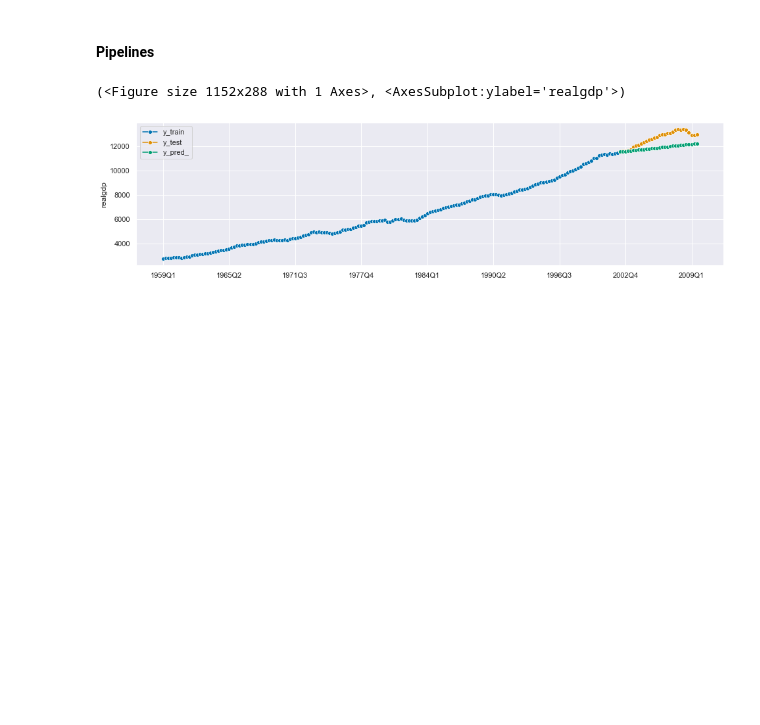
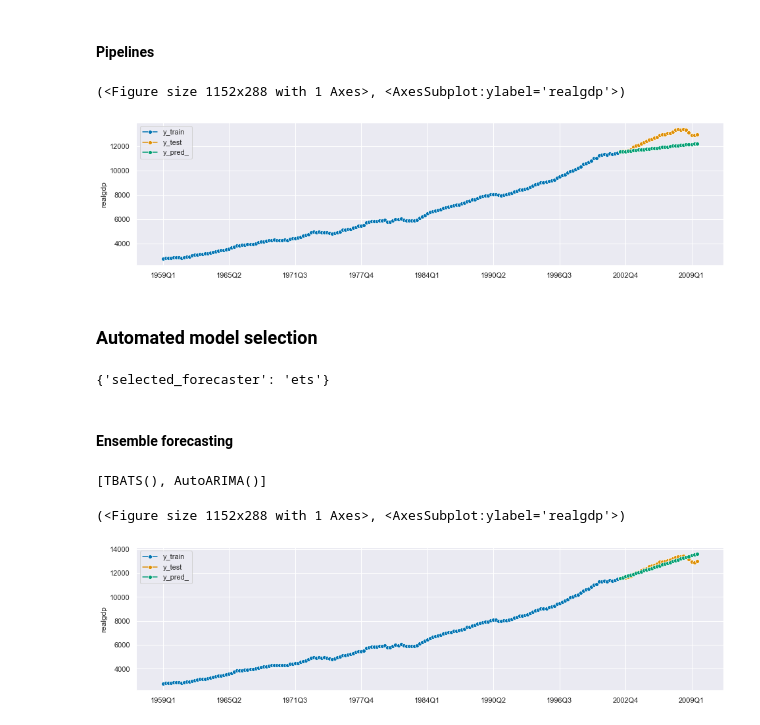
Before and after one commit to montgoz007/sktime-macroeconomic-forecasting, a Jupyter notebook: macro_econ_notebook.ipynb, the cells around one changed output. Cells and saved outputs as stored; diff of their text form; code cells hidden in the pictures; blank space fills up the shorter version.

Commit message:
adding auto model selection and enemble methods

```diff
--- a/macro_econ_notebook.ipynb
+++ b/macro_econ_notebook.ipynb
@@ -312,3 +312,5 @@ plot_series(y_train, y_test, y_pred, labels=["y_train", "y_test", "y_pred_"])
 # %% [output]
 (<Figure size 1152x288 with 1 Axes>, <AxesSubplot:ylabel='realgdp'>)
 [figure]
+# %% [markdown]
+### Automated model selection
@@ -314,0 +320,36 @@ plot_series(y_train, y_test, y_pred, labels=["y_train", "y_test", "y_pred_"])
+# %%
+forecaster = MultiplexForecaster(
+    forecasters=[
+        ("theta", ThetaForecaster(sp=4)),
+        ("ets", ExponentialSmoothing(trend="add", sp=4)),
+        ("autoarima", AutoARIMA(sp=4)),
+    ],
+)
+cv = SlidingWindowSplitter(initial_window=60, window_length=30)
+forecaster_param_grid = {"selected_forecaster": ["theta", "ets", "autoarima"]}
+gscv = ForecastingGridSearchCV(forecaster, cv=cv, param_grid=forecaster_param_grid)
+
+gscv.fit(y_train)
+print(gscv.best_params_)
+# %% [output]
+{'selected_forecaster': 'ets'}
+# %% [markdown]
+#### Ensemble forecasting
+# %%
+from sktime.forecasting.compose import EnsembleForecaster
+from sktime.forecasting.tbats import TBATS
+
+ensemble = EnsembleForecaster(forecasters = [("tbats", TBATS()),
+                                             ("autoarima", AutoARIMA())],
+                              aggfunc = "min")
+ensemble.fit(y_train)
+print(ensemble.forecasters_)
+# %% [output]
+[TBATS(), AutoARIMA()]
+# %%
+y_pred_ensemble = ensemble.predict(fh=np.arange(1, y_test.size+1), X=X_test)
+
+plot_series(y_train, y_test, y_pred_ensemble, labels=["y_train", "y_test", "y_pred_"])
+# %% [output]
+(<Figure size 1152x288 with 1 Axes>, <AxesSubplot:ylabel='realgdp'>)
+[figure, added]
```
Also changed, not shown: parts of 1 cell of this notebook.
